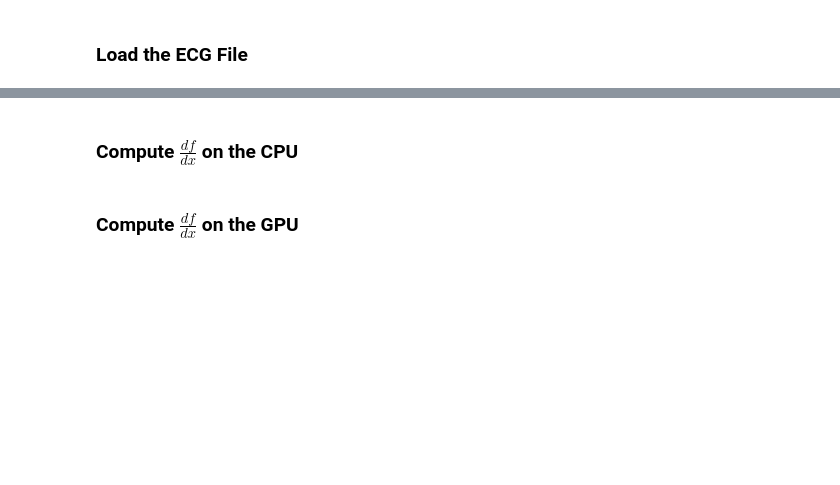
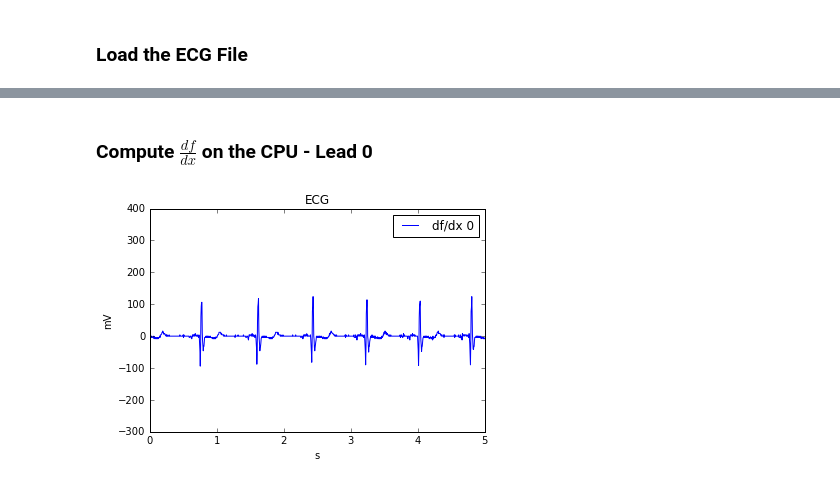
Before and after one commit to LastHex/ECE407Proj1, a Jupyter notebook: 1FebPresentation/Presentation.ipynb, the cells around one changed output, grey strips where cells are left out. Drawn from its saved outputs; the diff is of its cells as text; code cells hidden in the pictures; blank space fills up the shorter version.

```diff
--- a/1FebPresentation/Presentation.ipynb
+++ b/1FebPresentation/Presentation.ipynb
@@ -25,6 +30,6 @@ p.plot_leads(2)
+# %% [markdown]
+### Compute $\frac{df}{dx}$ on the CPU - Lead 0
 # %%
-p.compute_derivative_gpu(2)
+p.compute_derivative_gpu(0)
+# %% [output]
+[figure, added]
-# %% [markdown]
-### Compute $\frac{df}{dx}$ on the CPU
-# %% [markdown]
-### Compute $\frac{df}{dx}$ on the GPU
```
Also changed, not shown: parts of 4 cells of this notebook.
